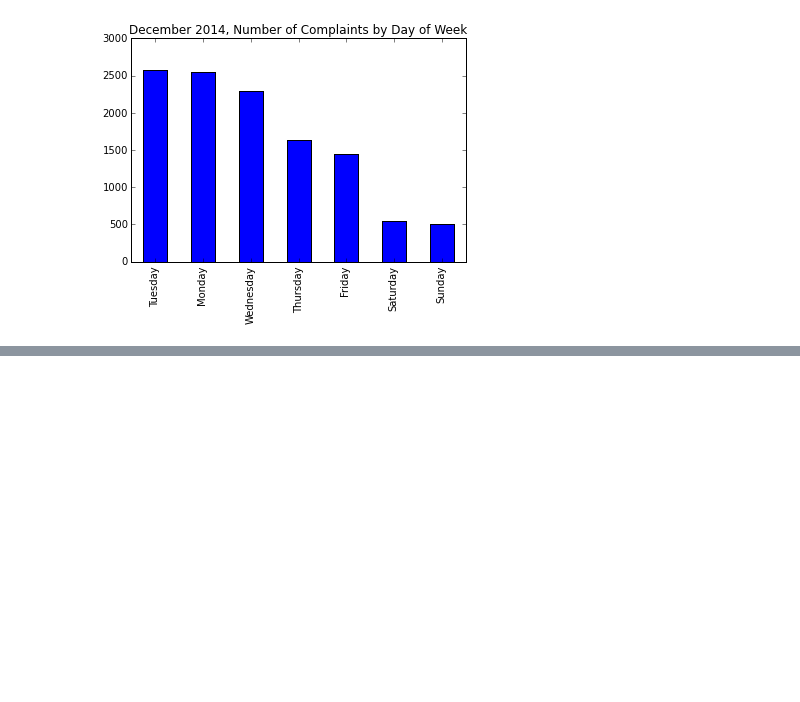
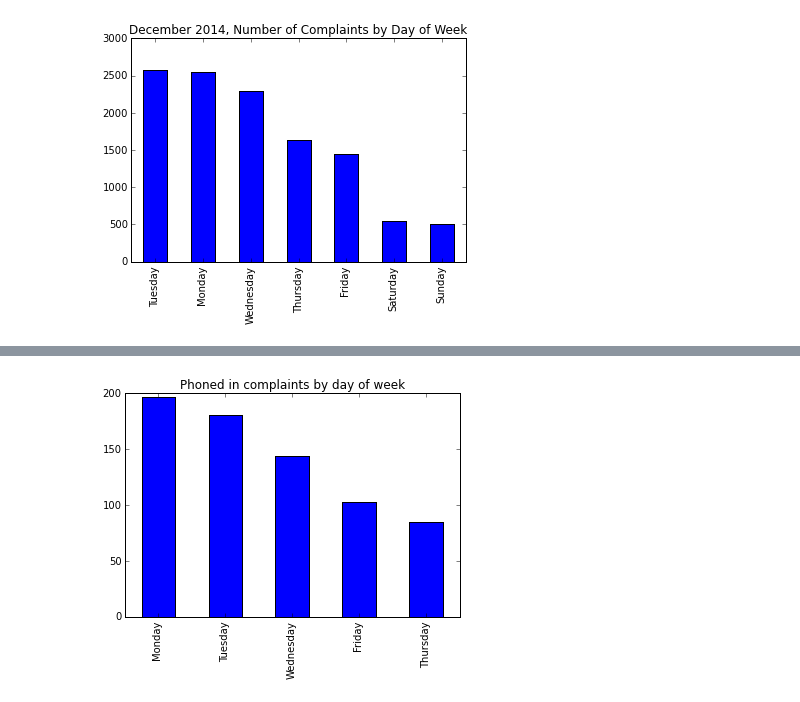
Before and after one commit to ahartz1/consumer-complaints, a Jupyter notebook: consumer-complaints.ipynb, the cells around one changed output, grey strips where cells are left out. Cells and saved outputs as stored; diff of their text form; code cells hidden in the pictures; blank space fills up the shorter version.

```diff
--- a/consumer-complaints.ipynb
+++ b/consumer-complaints.ipynb
@@ -169,0 +164,5 @@ Apparently, complaints are lodged earlier in the week, with the relative number
+# %%
+cdata[cdata['Submitted via'] == 'Phone'].weekday.value_counts().plot(title='Phoned in complaints by day of week', kind='bar')
+plt.show()
+# %% [output]
+[figure, added]
```
Also changed, not shown: parts of 28 cells of this notebook, 1 other file.
